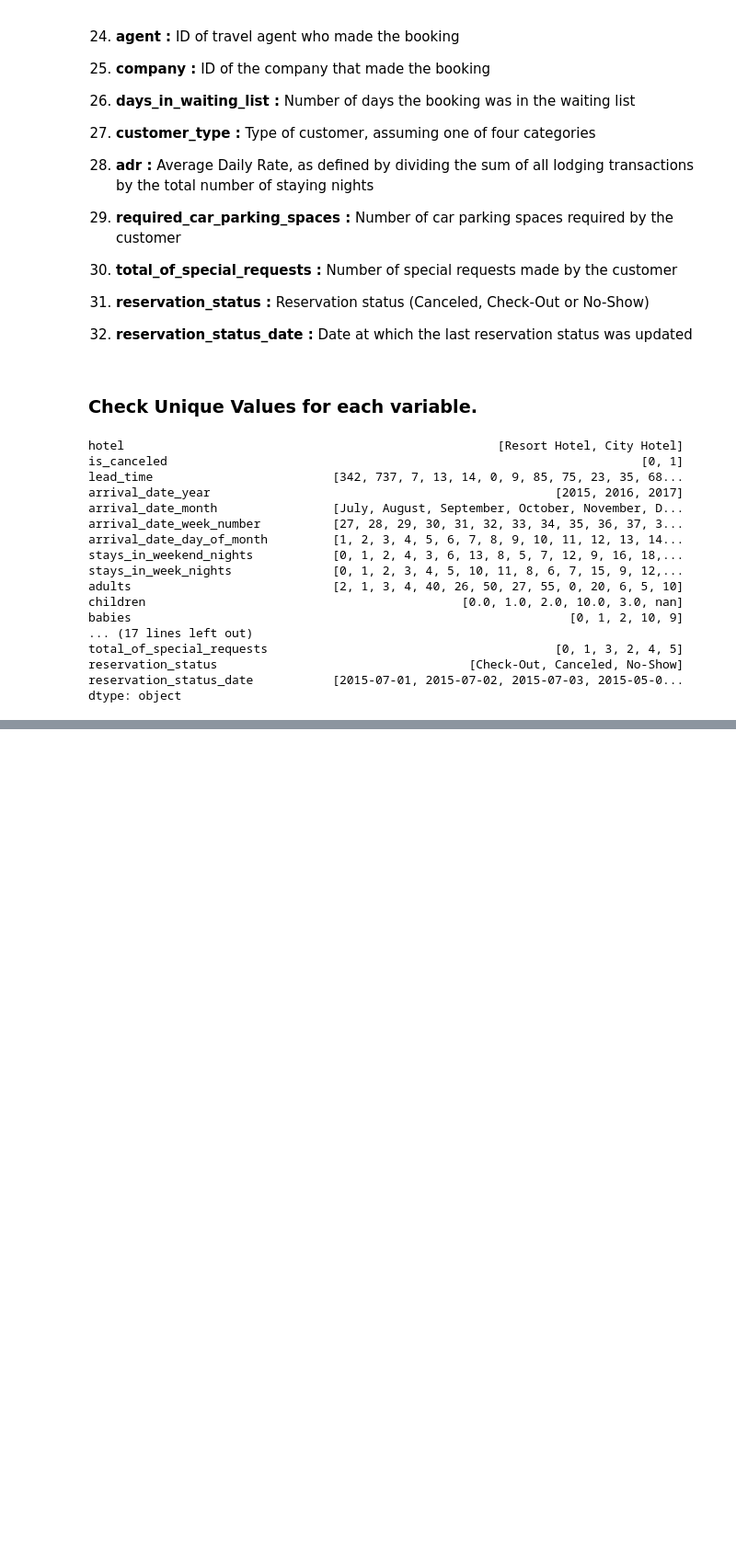
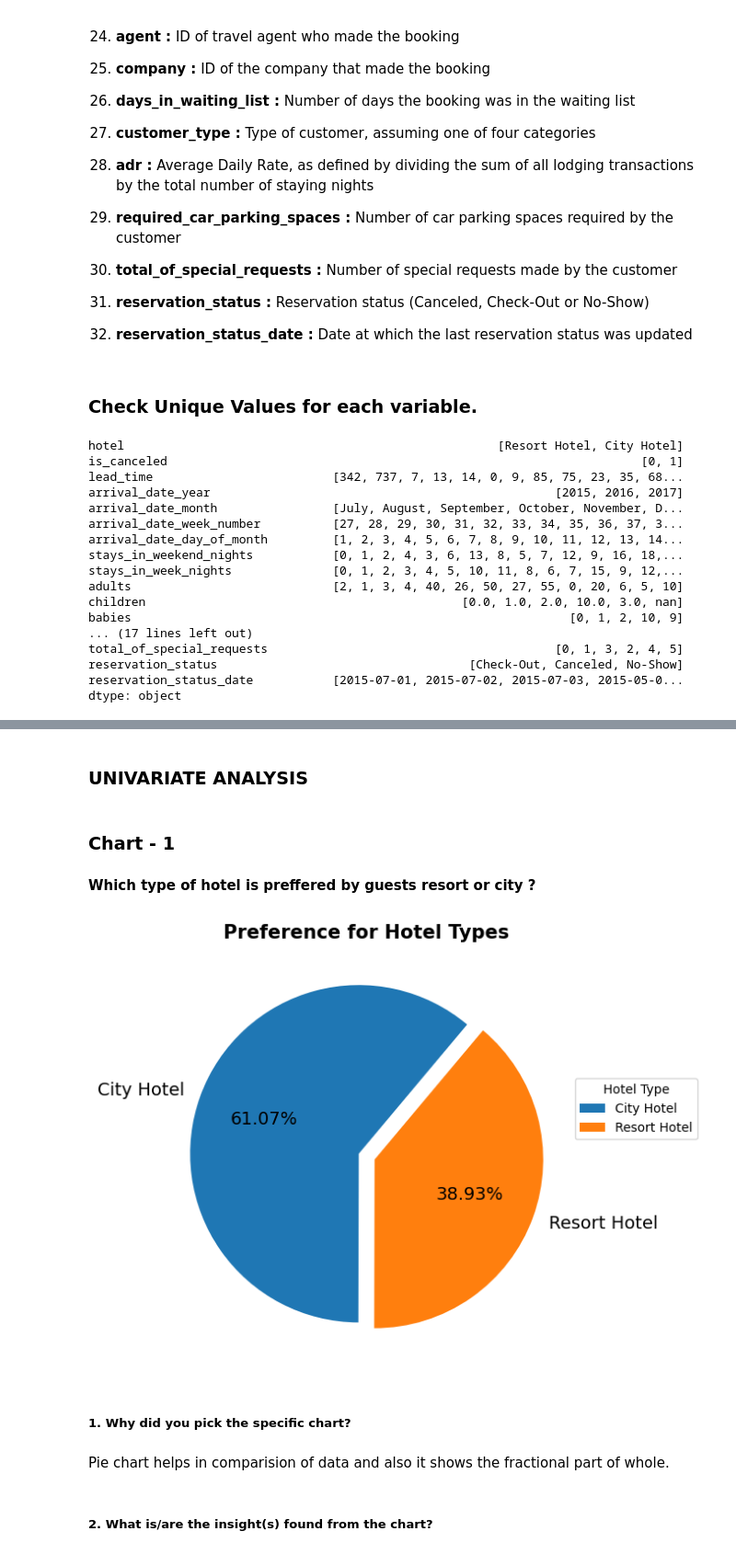
Before and after one commit to aanchaljain1993/Project-2, a Jupyter notebook: EDA_Hotel_Booking.ipynb, the cells around one changed output, grey strips where cells are left out. Shown at 92% size. Cells and saved outputs as stored; diff of their text form; code cells hidden in the pictures; blank space fills up the shorter version.

```diff
--- a/EDA_Hotel_Booking.ipynb
+++ b/EDA_Hotel_Booking.ipynb
@@ -322,0 +417,8 @@ dtype: object
+# %%
+#total stay in nights
+# We have created a col for total stays in nights by adding week night & weekend nights stay col.
+hotel_booking_df['total_stay_in_nights'] = hotel_booking_df ['stays_in_week_nights'] + hotel_booking_df ['stays_in_weekend_nights']
+# %%
+# We have created a col for revenue using total stay * adr
+hotel_booking_df['revenue'] = hotel_booking_df['total_stay_in_nights'] *hotel_booking_df['adr']
+hotel_booking_df['revenue']
@@ -322,0 +438,3 @@ dtype: object
+# %%
+# Also, for information, we will add a column with total number of guests coming for each booking
+hotel_booking_df['total_guest'] = hotel_booking_df['adults'] + hotel_booking_df['children'] + hotel_booking_df['babies']
@@ -322,0 +449,28 @@ dtype: object
+# %% [markdown]
+### **UNIVARIATE ANALYSIS**
+# %% [markdown]
+### **Chart - 1**
+# %% [markdown]
+
+**Which type of hotel is preffered by guests resort or city ?**
+# %%
+# count occurence of each hotel type in hotel column
+hotel_counts = hotel_booking_df['hotel'].value_counts()
+# %%
+# visualize the data
+# Plot a pie chart
+plt.figure(figsize = (6,7))
+plt.pie(hotel_counts, labels=hotel_counts.index, autopct='%1.2f%%', startangle=50, explode=[0.05, 0.05], textprops={'fontsize': 14})
+plt.title('Preference for Hotel Types', fontsize=15, fontweight='bold')
+plt.legend(title='Hotel Type',bbox_to_anchor=(1.3, 0.7))
+
+# display the pie chart
+plt.show()
+# %% [output]
+[figure, added]
+# %% [markdown]
+##### 1. Why did you pick the specific chart?
+# %% [markdown]
+Pie chart helps in comparision of data and also it shows the fractional part of whole.
+# %% [markdown]
+##### 2. What is/are the insight(s) found from the chart?
```
Also changed, not shown: parts of 137 cells of this notebook.
